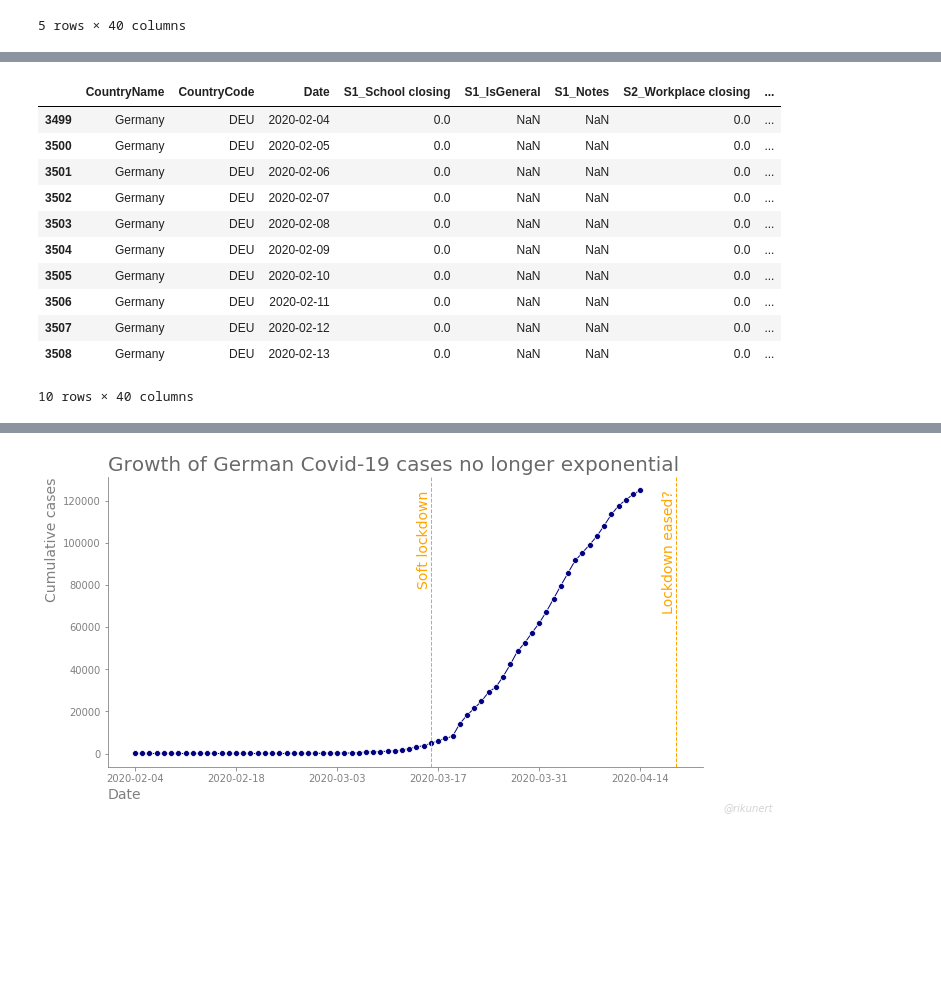
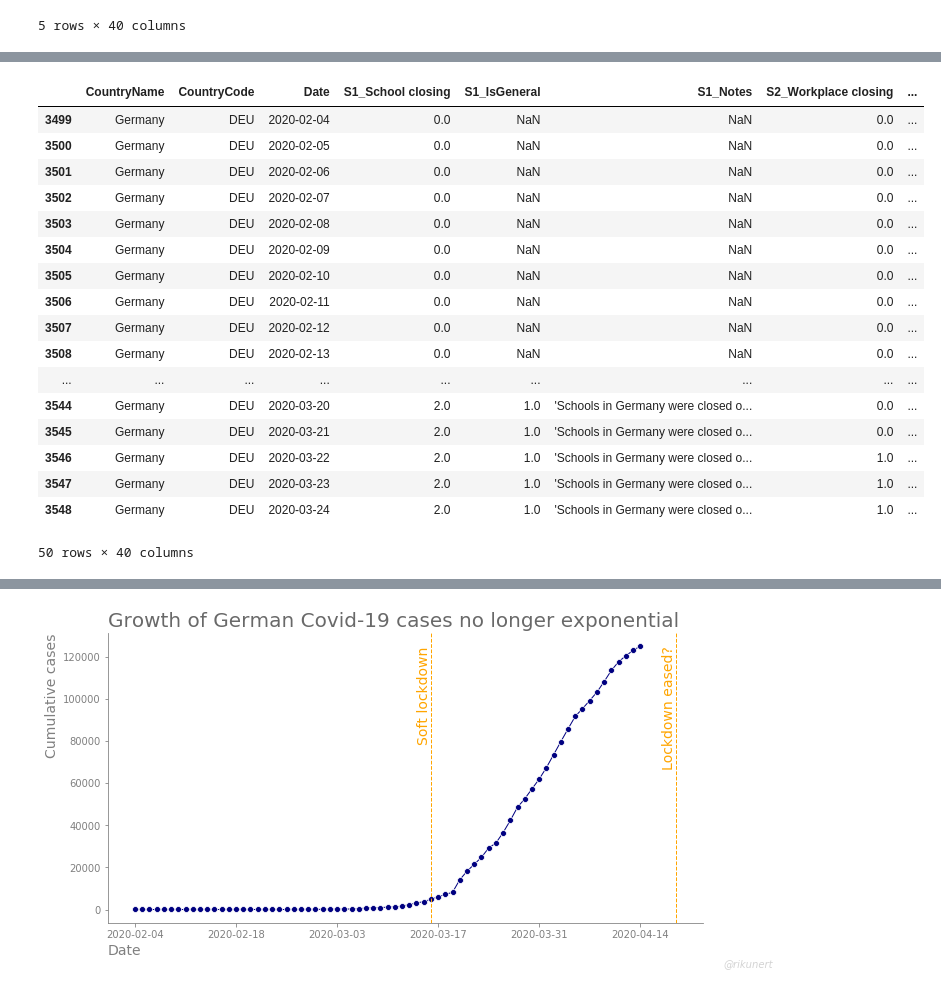
Before and after one commit to rikunert/corona, a Jupyter notebook: government_response.ipynb, the cells around one changed output, grey strips where cells are left out. Cells and saved outputs as stored; diff of their text form; code cells hidden in the pictures; blank space fills up the shorter version.

```diff
--- a/government_response.ipynb
+++ b/government_response.ipynb
@@ -11,6 +11,7 @@ import geopandas as gpd
 # %%
 ox_data_url = r'https://ocgptweb.azurewebsites.net/CSVDownload'
 df = pd.read_csv(ox_data_url, parse_dates=['Date'], dayfirst=False)
+df = df.loc[df['Date'] <= datetime(2020, 4, 13), :]
 df.head()
 # %% [output]
 |  | CountryName | CountryCode | Date | S1_School closing | S1_IsGeneral | S1_Notes | S2_Workplace closing | ... |
@@ -144,24 +145,30 @@ array(['Aruba', 'Afghanistan', 'Angola', 'Albania', 'Andorra',
 # %%
 country_of_interest = 'Germany'
 # country_of_interest =  'United_Kingdom'
 # country_of_interest = 'United_States_of_America'
 # country_of_interest = 'Sweden'
 
 minimal_number_of_cases = 10
 mask_country = df['CountryName'] == country_of_interest
 mask_dates = df.index >= df[mask_country].index[df.loc[mask_country, 'ConfirmedCases'] >= minimal_number_of_cases].min()
 mask = mask_country & mask_dates
-df.loc[mask, :].head(10)
+df.loc[mask, :].head(50)
 # %% [output]
 |  | CountryName | CountryCode | Date | S1_School closing | S1_IsGeneral | S1_Notes | S2_Workplace closing | ... |
 | 3499 | Germany | DEU | 2020-02-04 | 0.0 | NaN | NaN | 0.0 | ... |
 | 3500 | Germany | DEU | 2020-02-05 | 0.0 | NaN | NaN | 0.0 | ... |
 | 3501 | Germany | DEU | 2020-02-06 | 0.0 | NaN | NaN | 0.0 | ... |
 | 3502 | Germany | DEU | 2020-02-07 | 0.0 | NaN | NaN | 0.0 | ... |
 | 3503 | Germany | DEU | 2020-02-08 | 0.0 | NaN | NaN | 0.0 | ... |
 | 3504 | Germany | DEU | 2020-02-09 | 0.0 | NaN | NaN | 0.0 | ... |
 | 3505 | Germany | DEU | 2020-02-10 | 0.0 | NaN | NaN | 0.0 | ... |
 | 3506 | Germany | DEU | 2020-02-11 | 0.0 | NaN | NaN | 0.0 | ... |
 | 3507 | Germany | DEU | 2020-02-12 | 0.0 | NaN | NaN | 0.0 | ... |
 | 3508 | Germany | DEU | 2020-02-13 | 0.0 | NaN | NaN | 0.0 | ... |
+| ... | ... | ... | ... | ... | ... | ... | ... | ... |
+| 3544 | Germany | DEU | 2020-03-20 | 2.0 | 1.0 | 'Schools in Germany were closed o... | 0.0 | ... |
+| 3545 | Germany | DEU | 2020-03-21 | 2.0 | 1.0 | 'Schools in Germany were closed o... | 0.0 | ... |
+| 3546 | Germany | DEU | 2020-03-22 | 2.0 | 1.0 | 'Schools in Germany were closed o... | 1.0 | ... |
+| 3547 | Germany | DEU | 2020-03-23 | 2.0 | 1.0 | 'Schools in Germany were closed o... | 1.0 | ... |
+| 3548 | Germany | DEU | 2020-03-24 | 2.0 | 1.0 | 'Schools in Germany were closed o... | 1.0 | ... |
-10 rows × 40 columns
+50 rows × 40 columns
```
Also changed, not shown: parts of 3 cells of this notebook.
